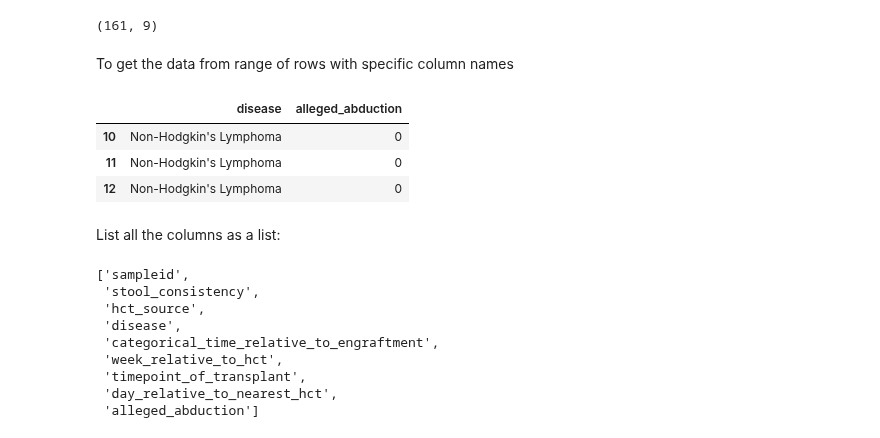
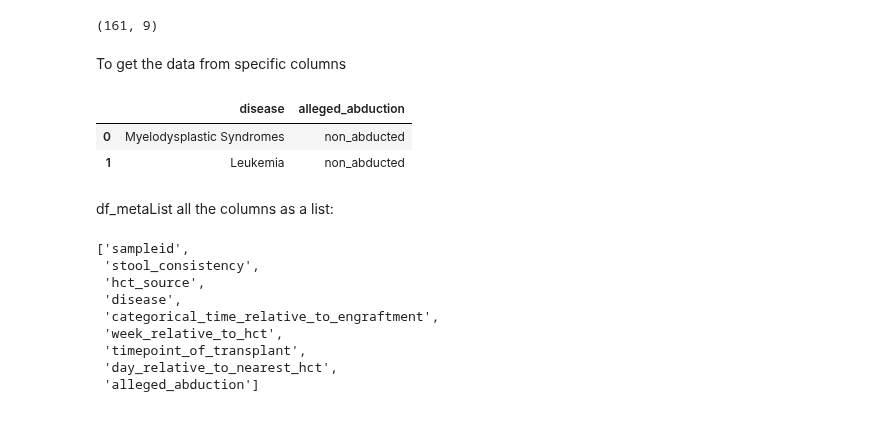
Before and after one commit to banucavlak/alien-cancer-cure, a Jupyter notebook: src-analysis/1_Metadata.ipynb, the cells around one changed output. Drawn from its saved outputs; the diff is of its cells as text; code cells hidden in the pictures.

```diff
--- a/metadata_analysis.ipynb
+++ b/src-analysis/1_Metadata.ipynb
@@ -11,7 +11,7 @@ data_dir = 'Alien_data'
 # %% [markdown]
 ### **1 Reading Metadata File**
 # %%
-df_meta = pd.read_csv('Alien_data/sample_metadata.tsv', sep='\t')
+df_meta = pd.read_csv(f'{data_dir}/metadata/str_metadata.tsv', sep='\t')
 df_meta.head()
 # %% [output]
 |  | sampleid | stool_consistency | hct_source | disease | categorical_time_relative_to_engr... | week_relative_to_hct | ... |
@@ -25,16 +25,15 @@ df_meta.shape
 # %% [output]
 (161, 9)
 # %% [markdown]
-To get the data from range of rows with specific column names
+To get the data from specific columns
 # %%
-df_meta.loc[10:12, ["disease", "alleged_abduction"]]
+df_meta[["disease", "alleged_abduction"]].head(2)
 # %% [output]
 |  | disease | alleged_abduction |
-| 10 | Non-Hodgkin's Lymphoma | 0 |
-| 11 | Non-Hodgkin's Lymphoma | 0 |
-| 12 | Non-Hodgkin's Lymphoma | 0 |
+| 0 | Myelodysplastic Syndromes | non_abducted |
+| 1 | Leukemia | non_abducted |
 # %% [markdown]
-List all the columns as a list:
+df_metaList all the columns as a list:
 # %%
 df_meta.columns.tolist()
 # %% [output]
```
Also changed, not shown: parts of 28 cells of this notebook, 23 other files.
